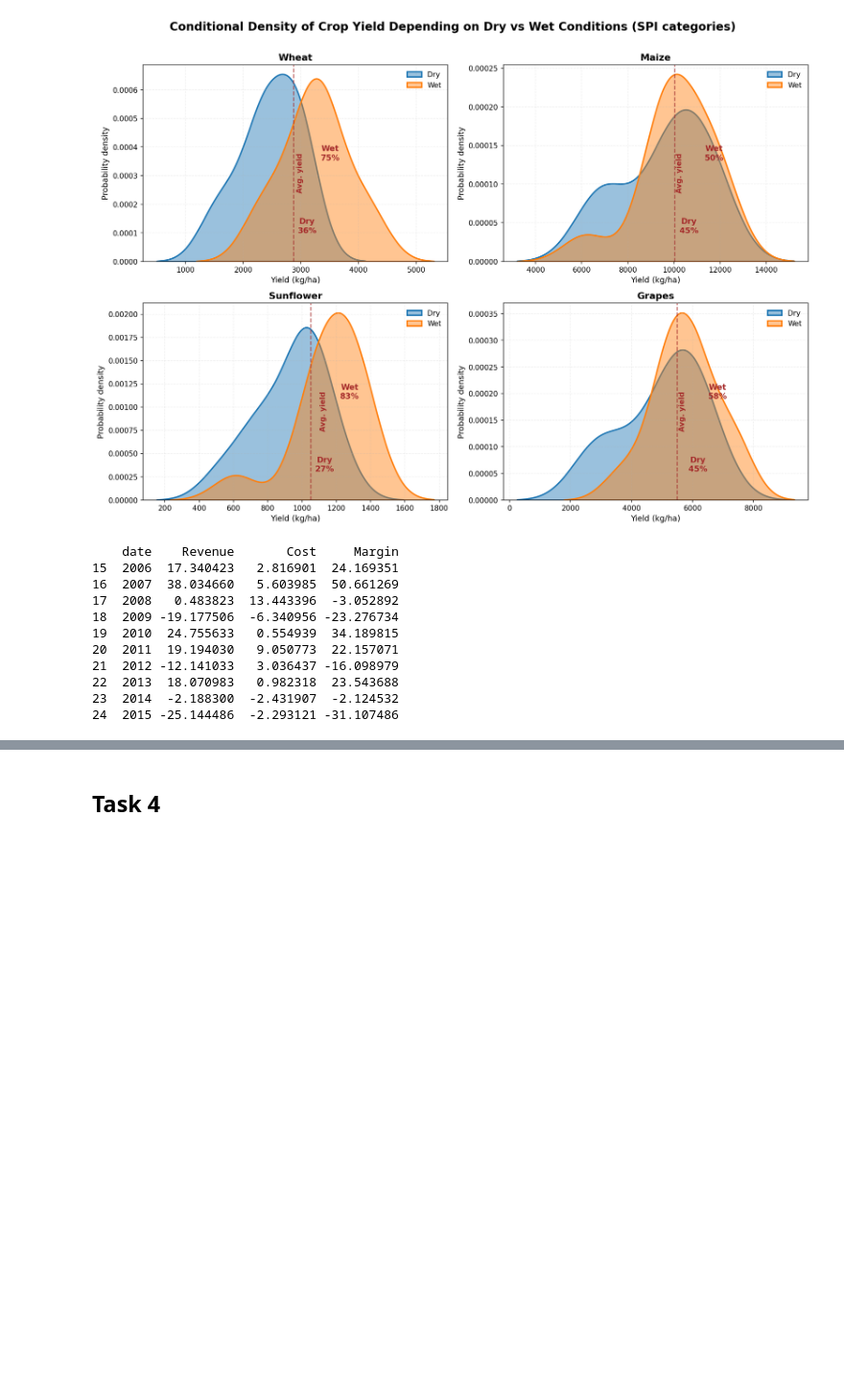
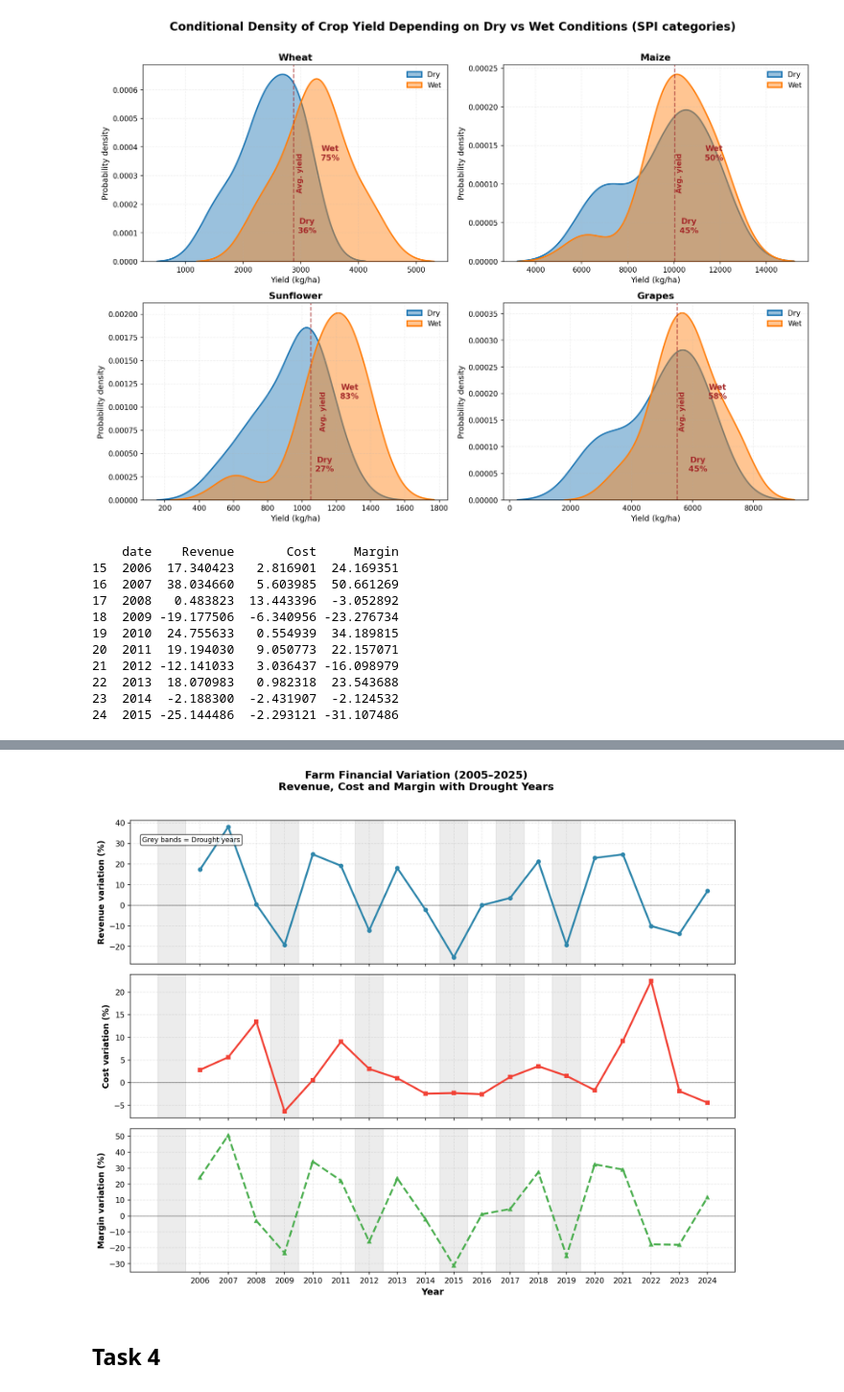
Before and after one commit to lochardi/GreenFinance, a Jupyter notebook: main.ipynb, the cells around one changed output, grey strips where cells are left out. Shown at 96% size. Drawn from its saved outputs; the diff is of its cells as text; code cells hidden in the pictures; blank space fills up the shorter version.

Commit message:
update graph task3

```diff
--- a/main.ipynb
+++ b/main.ipynb
@@ -623,2 +558,67 @@ plt.show()
+# %%
+dry_years = [2005, 2009, 2012, 2015, 2017, 2019]
+
+fig, axes = plt.subplots(3, 1, figsize=(12, 10), dpi=150, sharex=True)
+
+# Données
+flows_returns['Revenue_USD'] = flows_returns['Revenue']
+flows_returns['Cost_USD'] = flows_returns['Cost']
+flows_returns['Margin_USD'] = flows_returns['Margin']
+
+titles = ['Revenue variation (%)', 'Cost variation (%)', 'Margin variation (%)']
+colors = ['#2E86AB', '#F24236', '#4CAF50']
+markers = ['o', 's', '^']
+linestyles = ['-', '-', '--']
+variables = ['Revenue_USD', 'Cost_USD', 'Margin_USD']
+
+for ax, var, title, color, marker, ls in zip(axes, variables, titles, colors, markers, linestyles):
+
+    # Bandes sécheresse
+    for yr in dry_years:
+        ax.axvspan(yr - 0.5, yr + 0.5, color="gray", alpha=0.15, zorder=0)
+
+    # Courbe
+    ax.plot(
+        flows_returns['date'],
+        flows_returns[var],
+        linewidth=2.5,
+        marker=marker,
+        markersize=5,
+        linestyle=ls,
+        color=color,
+        zorder=3
+    )
+
+    # Ligne zéro (utile surtout pour margin)
+    ax.axhline(y=0, color='black', linestyle='-', alpha=0.4, linewidth=1)
+
+    ax.set_ylabel(title, fontsize=11, fontweight='bold')
+    ax.grid(True, alpha=0.3, linestyle='--')
+
+# Axe X commun
+axes[-1].set_xlabel('Year', fontsize=12, fontweight='bold')
+axes[-1].set_xticks(flows_returns['date'])
+axes[-1].set_xticklabels(flows_returns['date'].astype(int))
+
+# Titre global
+fig.suptitle(
+    'Farm Financial Variation (2005–2025)\nRevenue, Cost and Margin with Drought Years',
+    fontsize=14,
+    fontweight='bold'
+)
+
+# Annotation globale
+axes[0].text(
+    0.02, 0.85,
+    'Grey bands = Drought years',
+    transform=axes[0].transAxes,
+    fontsize=9,
+    bbox=dict(boxstyle="round,pad=0.3", facecolor="white", alpha=0.8)
+)
+
+plt.tight_layout(rect=[0, 0, 1, 0.96])
+plt.show()
+# %% [output]
+[figure, added]
 # %% [markdown]
 ## Task 4
```
Also changed, not shown: parts of 1 cell of this notebook.
